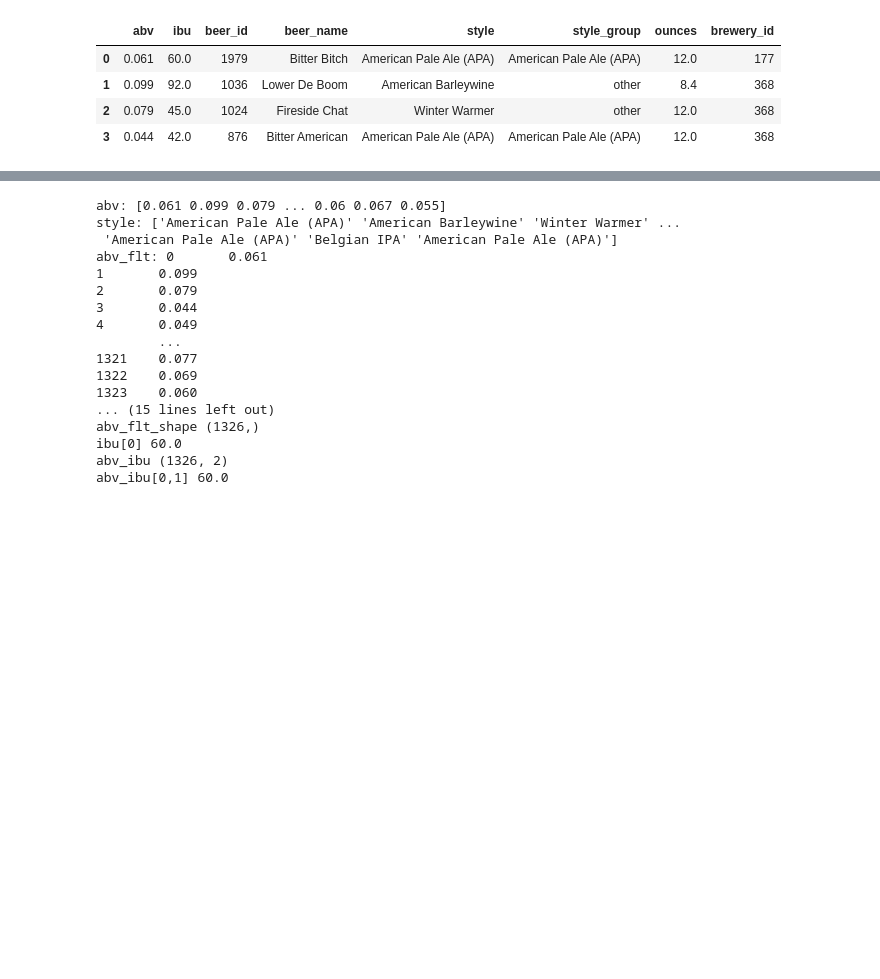
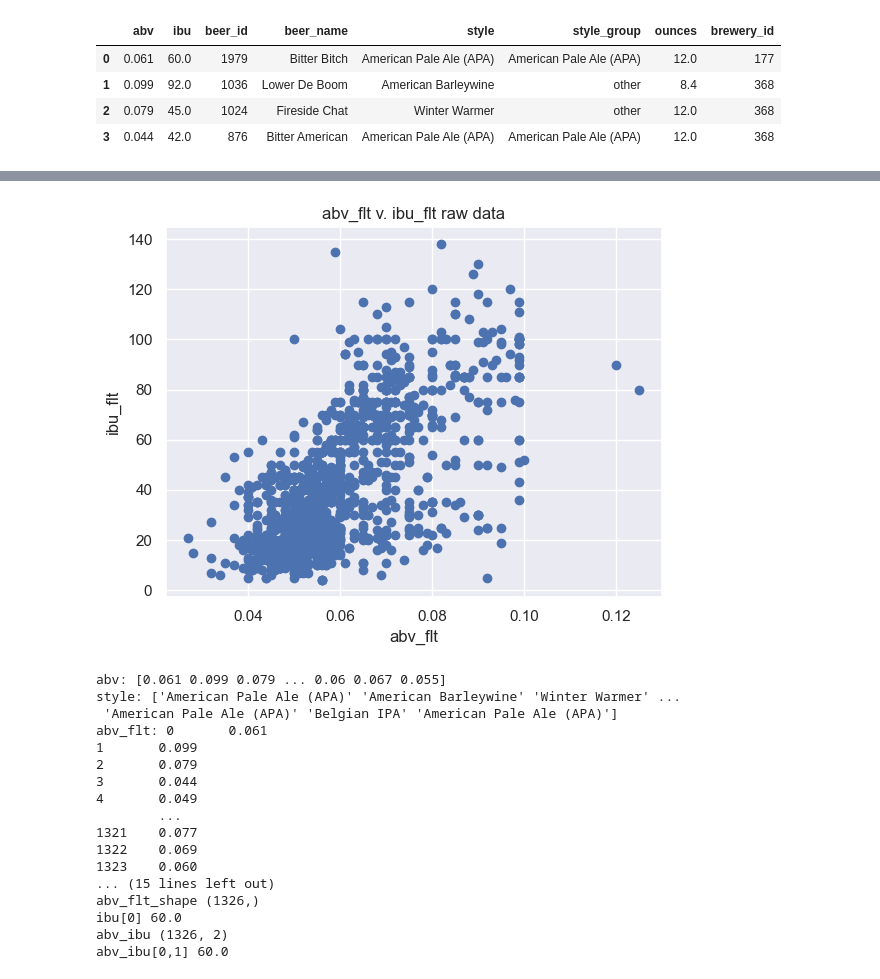
Before and after one commit to aureliusbd/tinybEEr, a Jupyter notebook: BeerModel.ipynb, the cells around one changed output, grey strips where cells are left out. Saved outputs shown, nothing was run; the diff lists cells and outputs as text; code cells hidden in the pictures; blank space fills up the shorter version.

```diff
--- a/BeerModel.ipynb
+++ b/BeerModel.ipynb
@@ -35,3 +36,12 @@ beer_df.head(4)
 | 1 | 0.099 | 92.0 | 1036 | Lower De Boom | American Barleywine | other | 8.4 | 368 |
 | 2 | 0.079 | 45.0 | 1024 | Fireside Chat | Winter Warmer | other | 12.0 | 368 |
 | 3 | 0.044 | 42.0 | 876 | Bitter American | American Pale Ale (APA) | American Pale Ale (APA) | 12.0 | 368 |
+# %%
+# split the data into abv, ibu, beer_name, and style as float values
+
+abv_flt = beer_df['abv'].astype(float)
+ibu_flt = beer_df['ibu'].astype(float)
+
+# look at organization of data
+print('abv_flt:', abv_flt)
+print('ibu_flt:', ibu_flt)
@@ -38,3 +66,14 @@ beer_df.head(4)
+# %%
+# plot the raw abv and ibut data
+plt.scatter(
+    x = abv_flt,
+    y = ibu_flt)
+plt.title('abv_flt v. ibu_flt raw data')
+plt.xlabel('abv_flt')
+plt.ylabel('ibu_flt')
+plt.show()
+# %% [output]
+[figure, added]
 # %%
 # split the data into abv, ibu, beer_name, and style, and style group
 abv = beer_df.to_numpy()[:,0]
```
Also changed, not shown: parts of 4 cells of this notebook.
